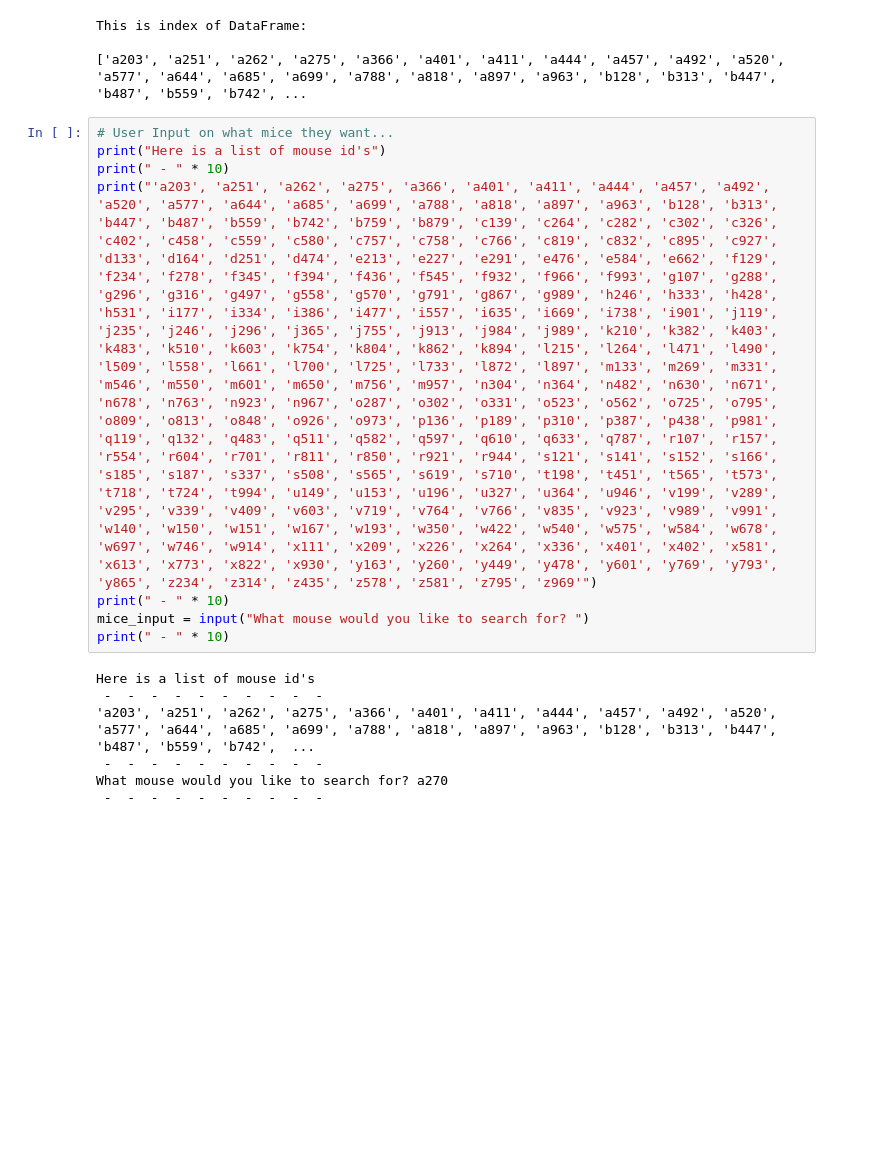
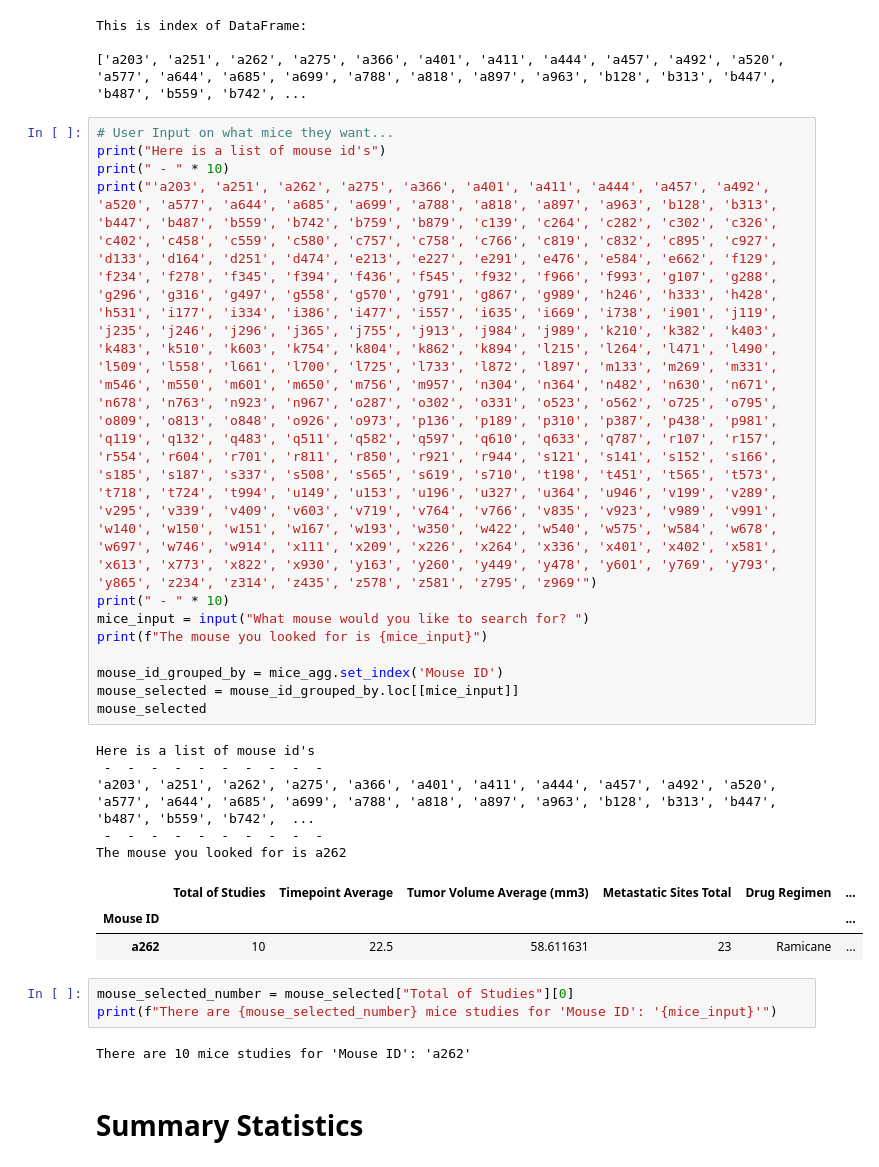
Before and after one commit to samuelroiz/Pymaceuticals_DA, a Jupyter notebook: Pymaceuticals_Code.ipynb, the cells around one changed output. Cells and saved outputs as stored; diff of their text form; blank space fills up the shorter version.

```diff
--- a/Pymaceuticals_Code.ipynb
+++ b/Pymaceuticals_Code.ipynb
@@ -161,10 +174,23 @@ print("'a203', 'a251', 'a262', 'a275', 'a366', 'a401', 'a411', 'a444', 'a457', '
 print(" - " * 10)
 mice_input = input("What mouse would you like to search for? ")
-print(" - " * 10)
+print(f"The mouse you looked for is {mice_input}")
+
+mouse_id_grouped_by = mice_agg.set_index('Mouse ID')
+mouse_selected = mouse_id_grouped_by.loc[[mice_input]]
+mouse_selected
 # %% [output]
 Here is a list of mouse id's
  -  -  -  -  -  -  -  -  -  -
 'a203', 'a251', 'a262', 'a275', 'a366', 'a401', 'a411', 'a444', 'a457', 'a492', 'a520', 'a577', 'a644', 'a685', 'a699', 'a788', 'a818', 'a897', 'a963', 'b128', 'b313', 'b447', 'b487', 'b559', 'b742',  ...
  -  -  -  -  -  -  -  -  -  -
-What mouse would you like to search for? a270
- -  -  -  -  -  -  -  -  -  -
+The mouse you looked for is a262
+|  | Total of Studies | Timepoint Average | Tumor Volume Average (mm3) | Metastatic Sites Total | Drug Regimen | ... |
+| Mouse ID |  |  |  |  |  | ... |
+| a262 | 10 | 22.5 | 58.611631 | 23 | Ramicane | ... |
+# %%
+mouse_selected_number = mouse_selected["Total of Studies"][0]
+print(f"There are {mouse_selected_number} mice studies for 'Mouse ID': '{mice_input}'")
+# %% [output]
+There are 10 mice studies for 'Mouse ID': 'a262'
+# %% [markdown]
+# Summary Statistics
```
Also changed, not shown: parts of 11 cells of this notebook.
